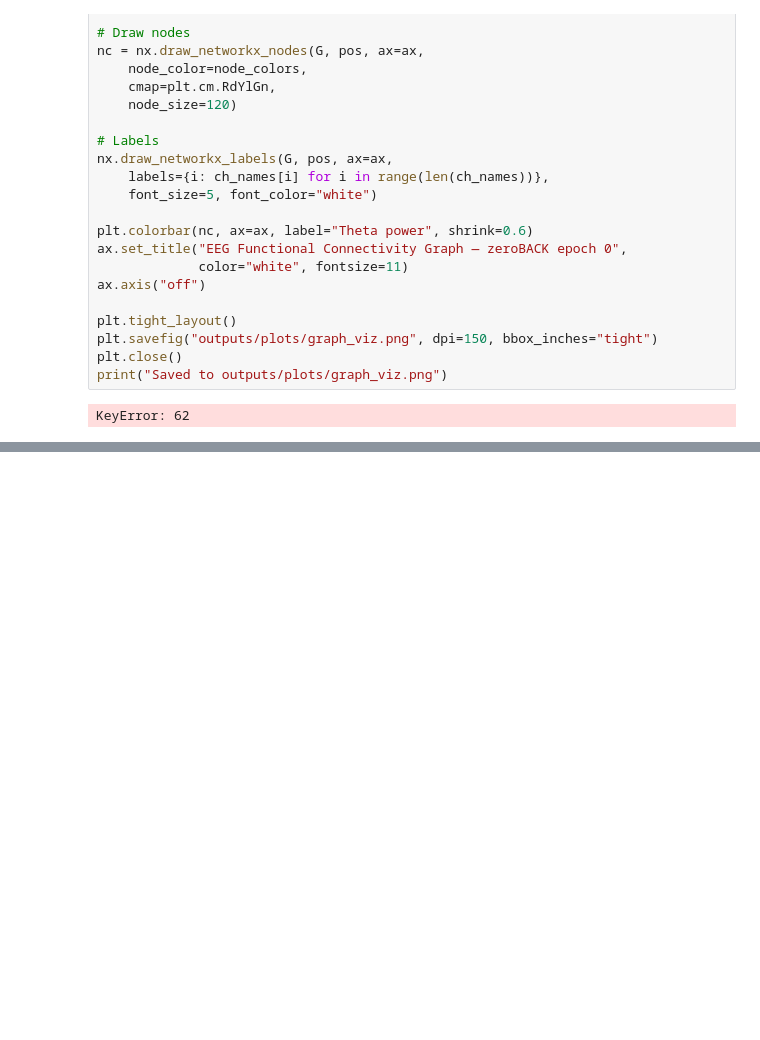
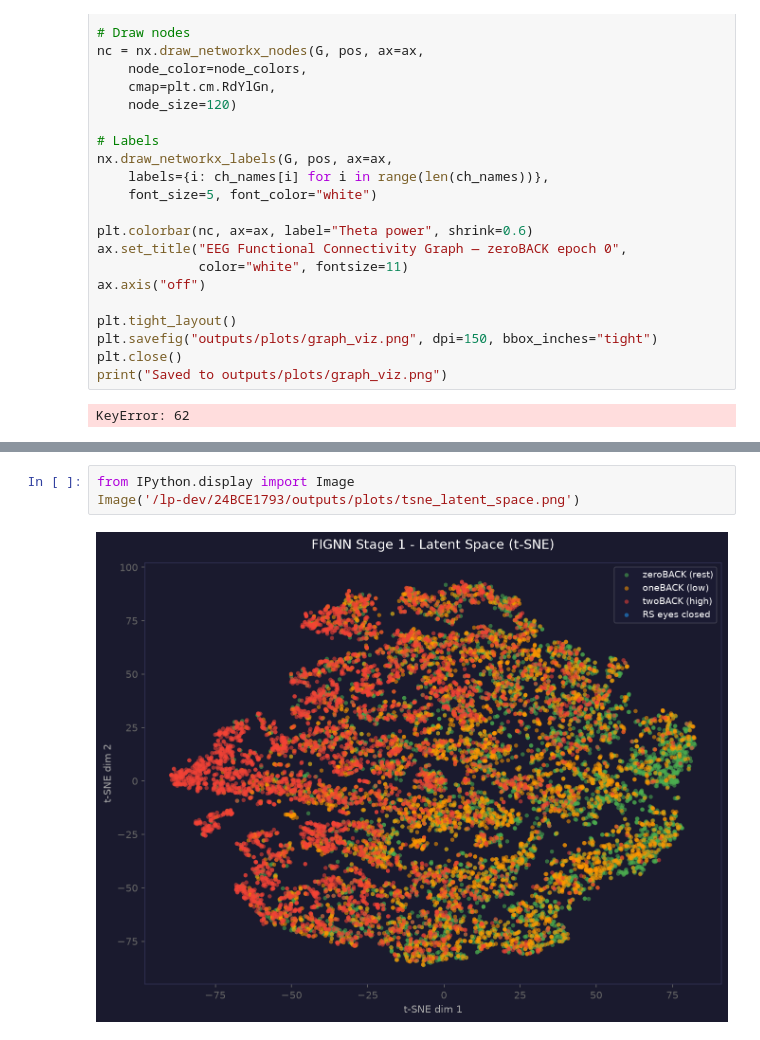
Before and after one commit to VigneshJai-Debug/fignn_cni__project, a Jupyter notebook: notebooks/preprocess.ipynb, the cells around one changed output, grey strips where cells are left out. Drawn from its saved outputs; the diff is of its cells as text; blank space fills up the shorter version.

```diff
--- a/notebooks/preprocess.ipynb
+++ b/notebooks/preprocess.ipynb
@@ -139,0 +325,5 @@ KeyError: 62
+# %%
+from IPython.display import Image
+Image('/lp-dev/24BCE1793/outputs/plots/tsne_latent_space.png')
+# %% [output]
+[figure, added]
```
Also changed, not shown: parts of 6 cells of this notebook, 11 other files.
